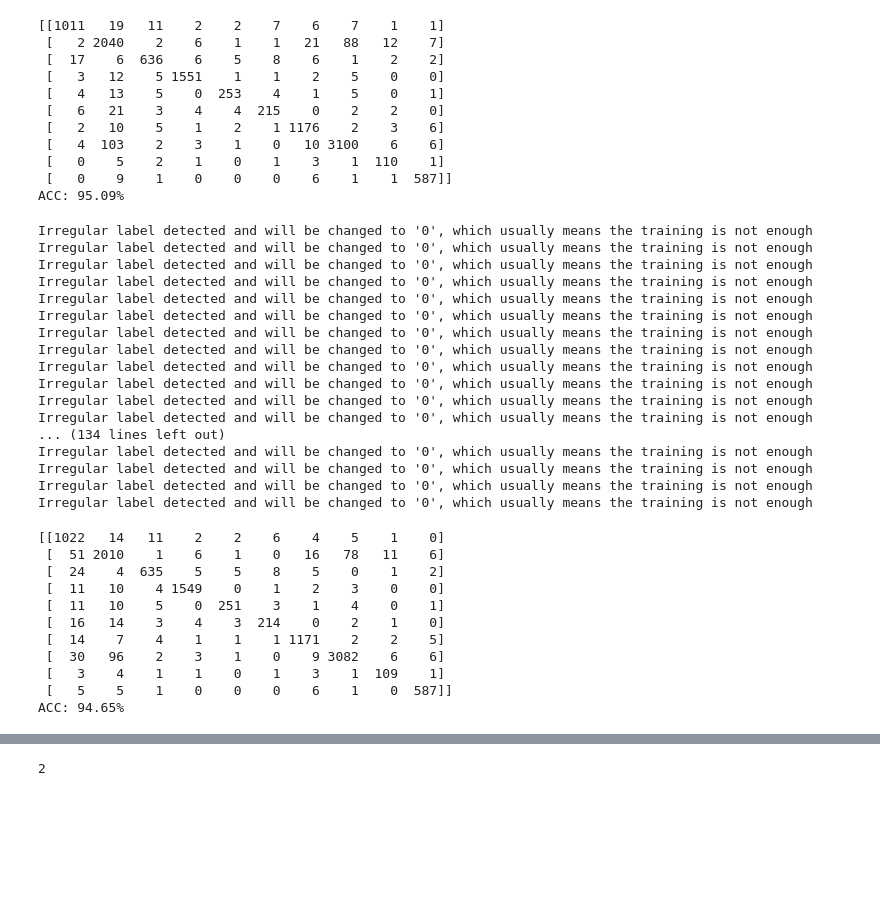
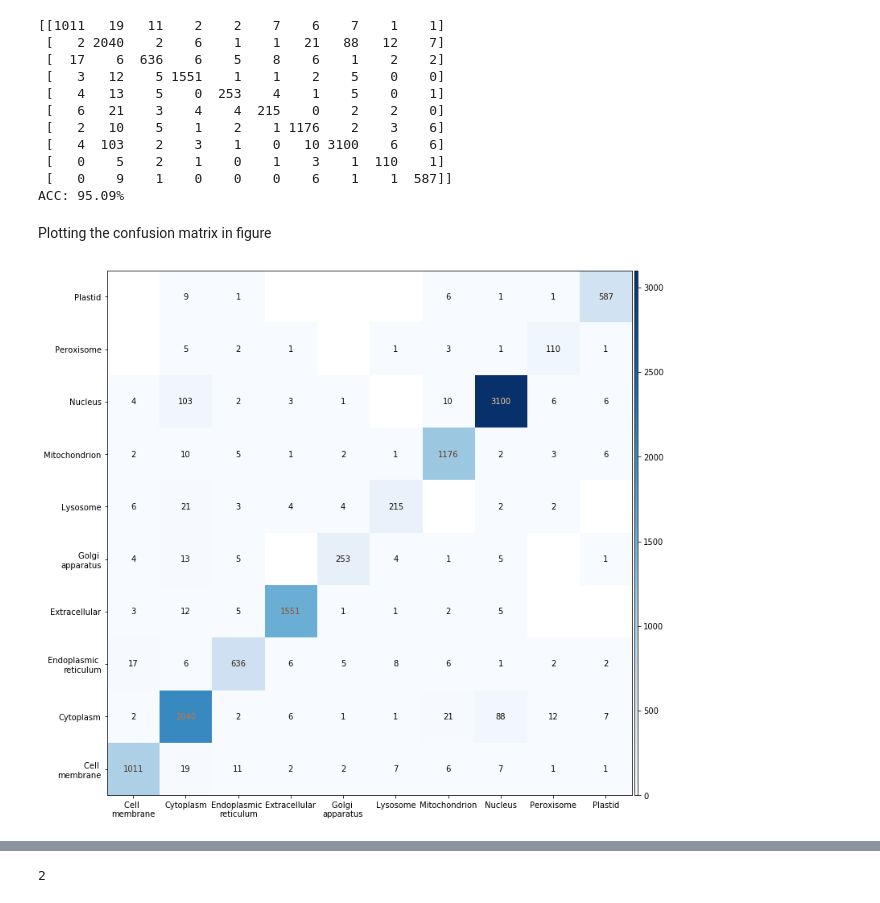
Before and after one commit to jingry/autoBioSeqpy, a Jupyter notebook: notebook/An Example of Attention Layer Plotting.ipynb, the cells around one changed output, grey strips where cells are left out. Drawn from its saved outputs; the diff is of its cells as text; code cells hidden in the pictures; blank space fills up the shorter version.

```diff
--- a/notebook/An Example of Attention Layer Plotting.ipynb
+++ b/notebook/An Example of Attention Layer Plotting.ipynb
@@ -388,39 +392,11 @@ print('ACC: %.2f%%' %(accuracy_score(oriLabel,predictedLabel)*100))
  [   0    5    2    1    0    1    3    1  110    1]
  [   0    9    1    0    0    0    6    1    1  587]]
 ACC: 95.09%
-# %%
-predictedLabel1 = dataProcess.matToLabel(np.array(np.rint(predicted_Probability),dtype=int), testArrLabelDict,td=td)
-# %% [output]
-Irregular label detected and will be changed to '0', which usually means the training is not enough
-Irregular label detected and will be changed to '0', which usually means the training is not enough
-Irregular label detected and will be changed to '0', which usually means the training is not enough
-Irregular label detected and will be changed to '0', which usually means the training is not enough
-Irregular label detected and will be changed to '0', which usually means the training is not enough
-Irregular label detected and will be changed to '0', which usually means the training is not enough
-Irregular label detected and will be changed to '0', which usually means the training is not enough
-Irregular label detected and will be changed to '0', which usually means the training is not enough
-Irregular label detected and will be changed to '0', which usually means the training is not enough
-Irregular label detected and will be changed to '0', which usually means the training is not enough
-Irregular label detected and will be changed to '0', which usually means the training is not enough
-Irregular label detected and will be changed to '0', which usually means the training is not enough
-... (134 lines left out)
-Irregular label detected and will be changed to '0', which usually means the training is not enough
-Irregular label detected and will be changed to '0', which usually means the training is not enough
-Irregular label detected and will be changed to '0', which usually means the training is not enough
-Irregular label detected and will be changed to '0', which usually means the training is not enough
-# %%
-cm1=confusion_matrix(oriLabel,predictedLabel1)
-print(cm1)
-print('ACC: %.2f%%' %(accuracy_score(oriLabel,predictedLabel1)*100))
-# %% [output]
-[[1022   14   11    2    2    6    4    5    1    0]
- [  51 2010    1    6    1    0   16   78   11    6]
- [  24    4  635    5    5    8    5    0    1    2]
- [  11   10    4 1549    0    1    2    3    0    0]
- [  11   10    5    0  251    3    1    4    0    1]
- [  16   14    3    4    3  214    0    2    1    0]
- [  14    7    4    1    1    1 1171    2    2    5]
- [  30   96    2    3    1    0    9 3082    6    6]
- [   3    4    1    1    0    1    3    1  109    1]
- [   5    5    1    0    0    0    6    1    0  587]]
-ACC: 94.65%
+# %% [markdown]
+Plotting the confusion matrix in figure
+# %%
+classes = ['Cell \nmembrane','Cytoplasm','Endoplasmic \nreticulum','Extracellular','Golgi \napparatus','Lysosome','Mitochondrion','Nucleus',
+           'Peroxisome','Plastid']
+analysisPlot.showMatWithVal(cm,precision='%d',xtickLabels=classes,ytickLabels=classes,toInvert=False,cmapName='Blues',figSize=(12,12))
+# %% [output]
+[figure, added]
```
Also changed, not shown: parts of 74 cells of this notebook, 1 other file.
